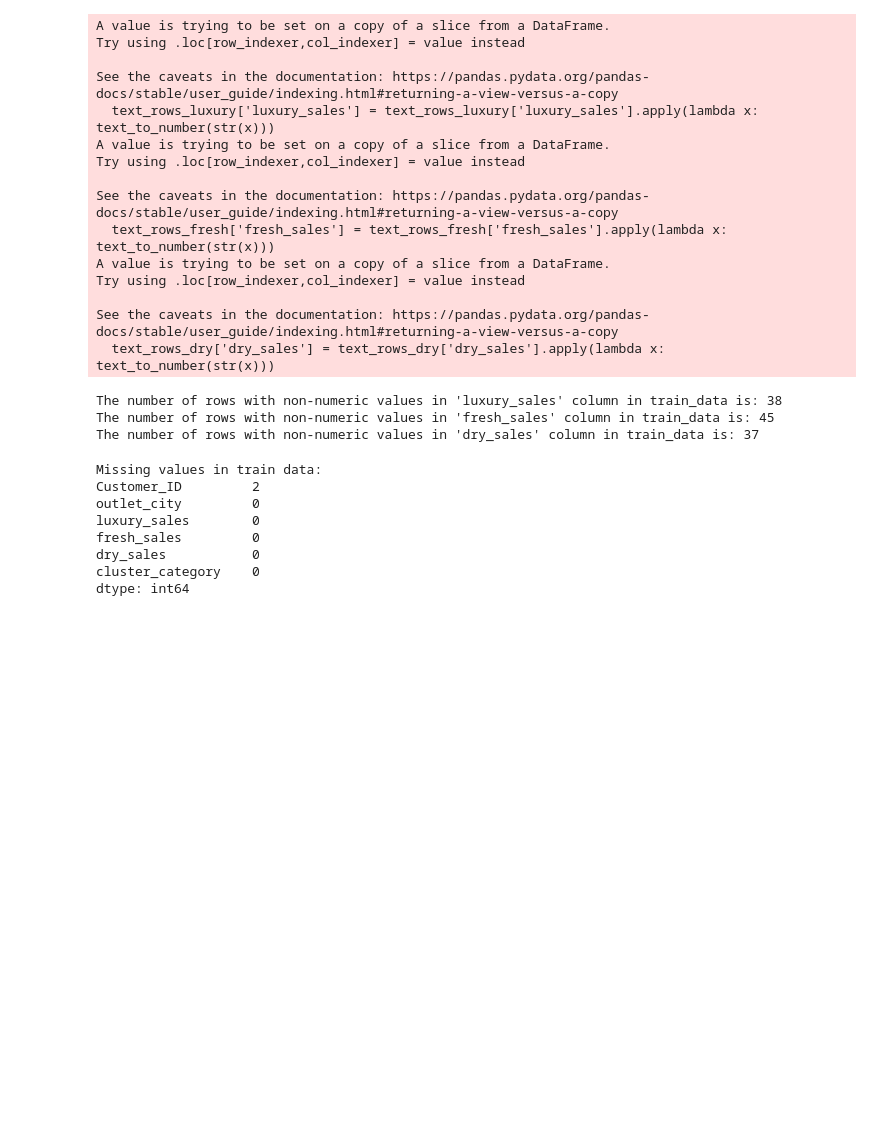
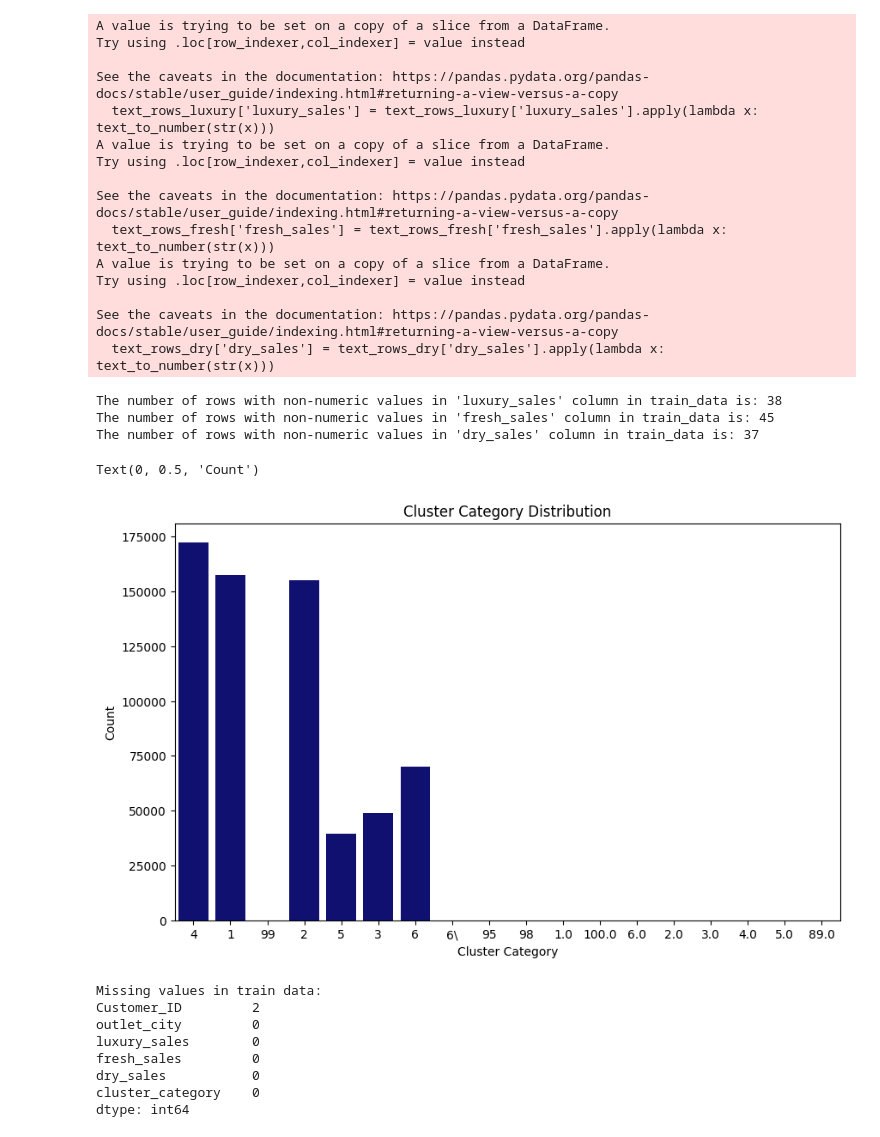
Before and after one commit to anush47/datastorm5, a Jupyter notebook: datastorm.ipynb, the cells around one changed output. Saved outputs shown, nothing was run; the diff lists cells and outputs as text; code cells hidden in the pictures; blank space fills up the shorter version.

```diff
--- a/datastorm.ipynb
+++ b/datastorm.ipynb
@@ -254,6 +256,16 @@ def impute_missing(row):
 
 # Apply the function to impute missing values
 train_data = train_data.apply(impute_missing, axis=1)
+# %%
+# Plot distribution for the entire DataFrame
+plt.figure(figsize=(10, 6))
+ax = sns.countplot(x='cluster_category', data=train_data, color='navy', saturation=0.75)
+ax.set_title('Cluster Category Distribution')
+ax.set_xlabel('Cluster Category')
+ax.set_ylabel('Count')
+# %% [output]
+Text(0, 0.5, 'Count')
+[figure, added]
 # %%
 # Check for missing values in train data
 print("Missing values in train data:")
```
Also changed, not shown: parts of 30 cells of this notebook.
